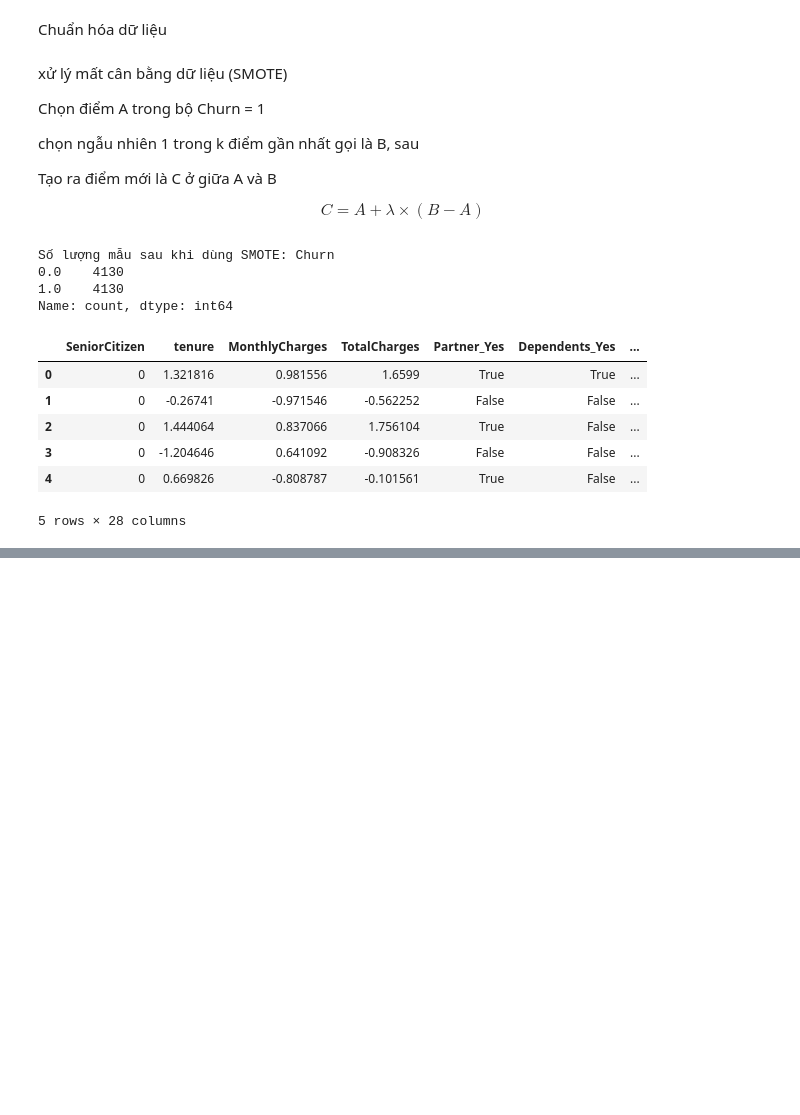
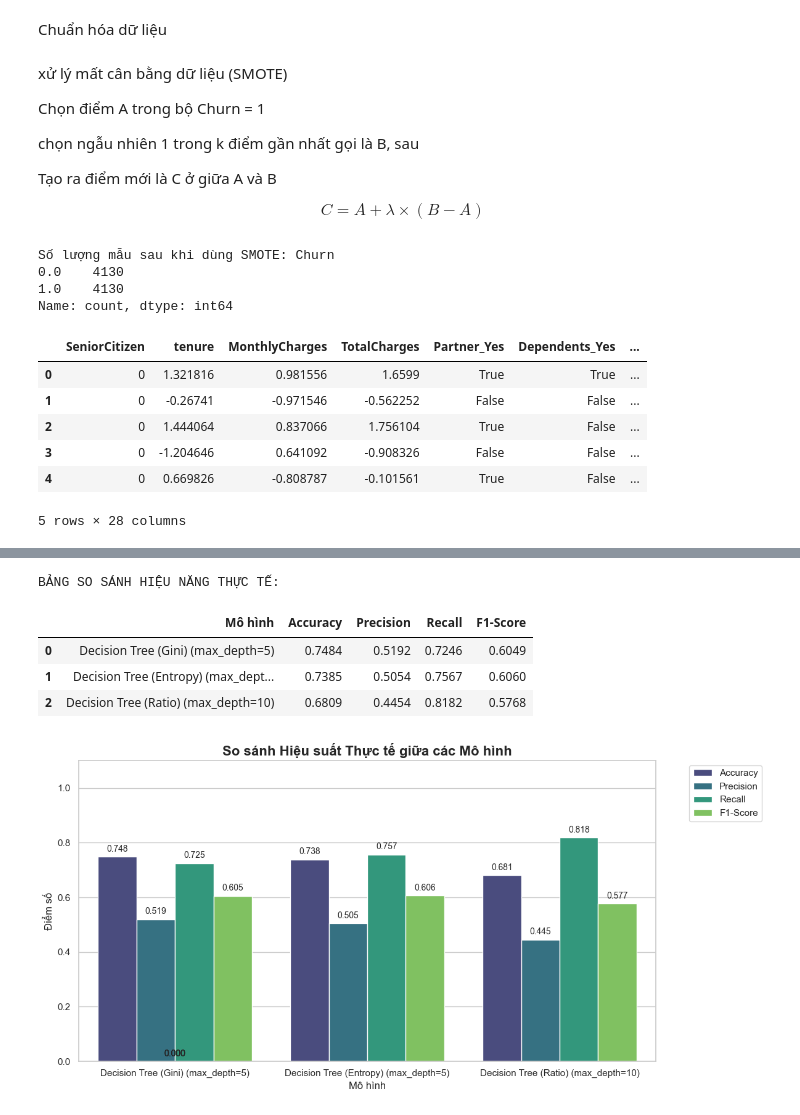
Before and after one commit to Briannguyen3106/Telco-Churn-ML-From-Scratch, a Jupyter notebook: 02_Machine_Learning_Modeling.ipynb, the cells around one changed output, grey strips where cells are left out. Saved outputs shown, nothing was run; the diff lists cells and outputs as text; code cells hidden in the pictures; blank space fills up the shorter version.

```diff
--- a/02_Machine_Learning_Modeling.ipynb
+++ b/02_Machine_Learning_Modeling.ipynb
@@ -626,0 +713,3 @@ BẢNG SO SÁNH HIỆU NĂNG THỰC TẾ:
+# %%
+for key in decision_model_results:
+    decision_model_results[key].append(model_results[key][0])
@@ -626,0 +750,12 @@ BẢNG SO SÁNH HIỆU NĂNG THỰC TẾ:
+# %%
+for key in decision_model_results:
+    decision_model_results[key].append(model_results[key][1])
+# %%
+create_comparison_table(decision_model_results)
+# %% [output]
+BẢNG SO SÁNH HIỆU NĂNG THỰC TẾ:
+|  | Mô hình | Accuracy | Precision | Recall | F1-Score |
+| 0 | Decision Tree (Gini) (max_depth=5) | 0.7484 | 0.5192 | 0.7246 | 0.6049 |
+| 1 | Decision Tree (Entropy) (max_dept... | 0.7385 | 0.5054 | 0.7567 | 0.6060 |
+| 2 | Decision Tree (Ratio) (max_depth=10) | 0.6809 | 0.4454 | 0.8182 | 0.5768 |
+[figure, added]
```
Also changed, not shown: parts of 39 cells of this notebook, 13 other files.
